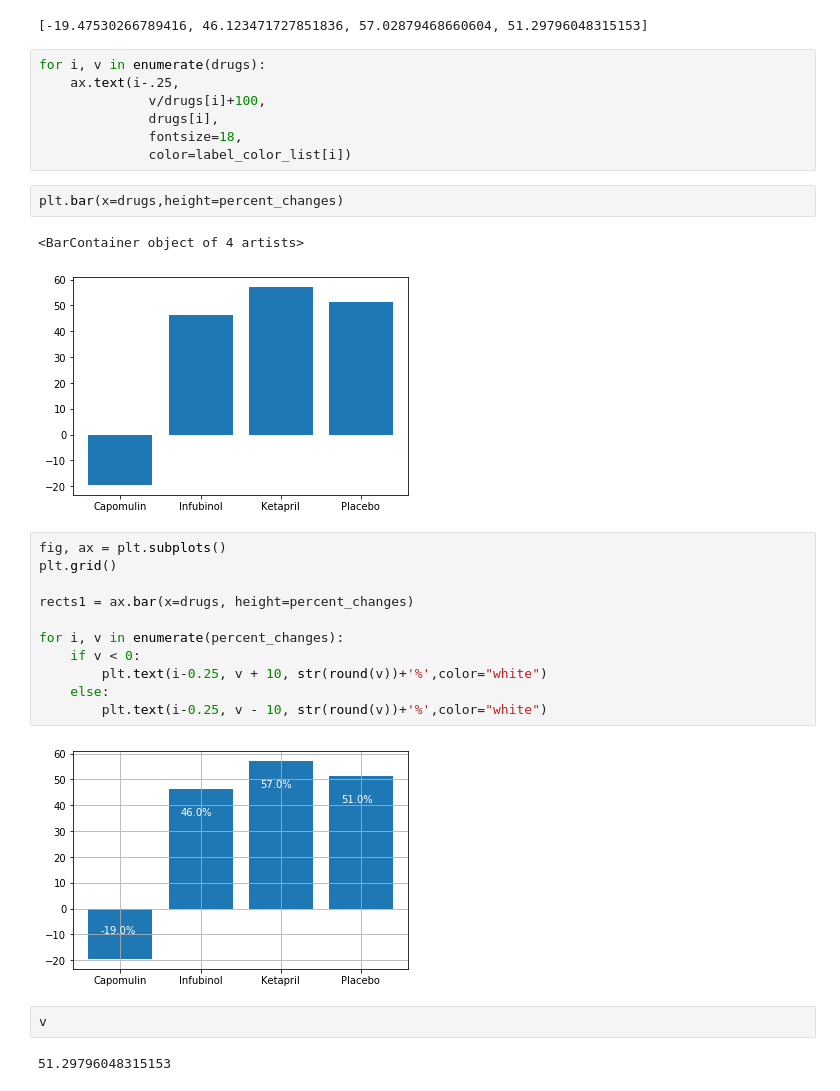
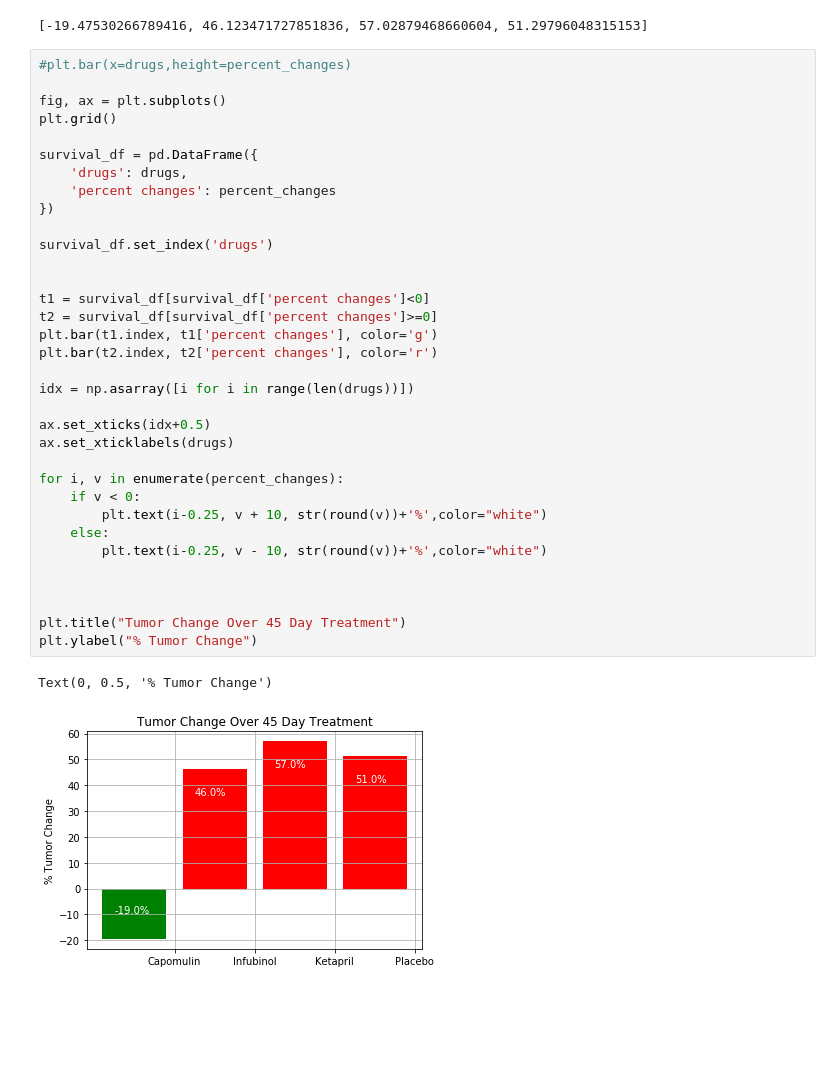
Before and after one commit to JenQian/matplotlib-challenge, a Jupyter notebook: pymaceuticals_starter.ipynb, the cells around one changed output. Saved outputs shown, nothing was run; the diff lists cells and outputs as text; blank space fills up the shorter version.

```diff
--- a/pymaceuticals_starter.ipynb
+++ b/pymaceuticals_starter.ipynb
@@ -477,35 +477,43 @@ def get_percent_change(df,drug):
 [get_percent_change(tumorv_t_drug_group_df,drug) for drug in drugs]
 # %% [output]
 [-19.47530266789416, 46.123471727851836, 57.02879468660604, 51.29796048315153]
-# %%
-for i, v in enumerate(drugs):
-    ax.text(i-.25,
-              v/drugs[i]+100,
-              drugs[i],
-              fontsize=18,
-              color=label_color_list[i])
-# %%
-plt.bar(x=drugs,height=percent_changes)
-# %% [output]
-<BarContainer object of 4 artists>
-[figure, removed]
 # %%
+#plt.bar(x=drugs,height=percent_changes)
+
 fig, ax = plt.subplots()
 plt.grid()
 
-rects1 = ax.bar(x=drugs, height=percent_changes)
+survival_df = pd.DataFrame({
+    'drugs': drugs,
+    'percent changes': percent_changes
+})
+
+survival_df.set_index('drugs')
+
+
+t1 = survival_df[survival_df['percent changes']<0]
+t2 = survival_df[survival_df['percent changes']>=0]
+plt.bar(t1.index, t1['percent changes'], color='g')
+plt.bar(t2.index, t2['percent changes'], color='r')
+
+idx = np.asarray([i for i in range(len(drugs))])
+
+ax.set_xticks(idx+0.5)
+ax.set_xticklabels(drugs)
 
 for i, v in enumerate(percent_changes):
     if v < 0:
         plt.text(i-0.25, v + 10, str(round(v))+'%',color="white")
     else:
         plt.text(i-0.25, v - 10, str(round(v))+'%',color="white")
+
+
+
+plt.title("Tumor Change Over 45 Day Treatment")
+plt.ylabel("% Tumor Change")
 # %% [output]
+Text(0, 0.5, '% Tumor Change')
-[figure, old version]
+[figure, new version]
-# %%
-v
-# %% [output]
-51.29796048315153
 # %%
 # Store all Relevant Percent Changes into a Tuple
 
```
Also changed, not shown: parts of 1 cell of this notebook.
